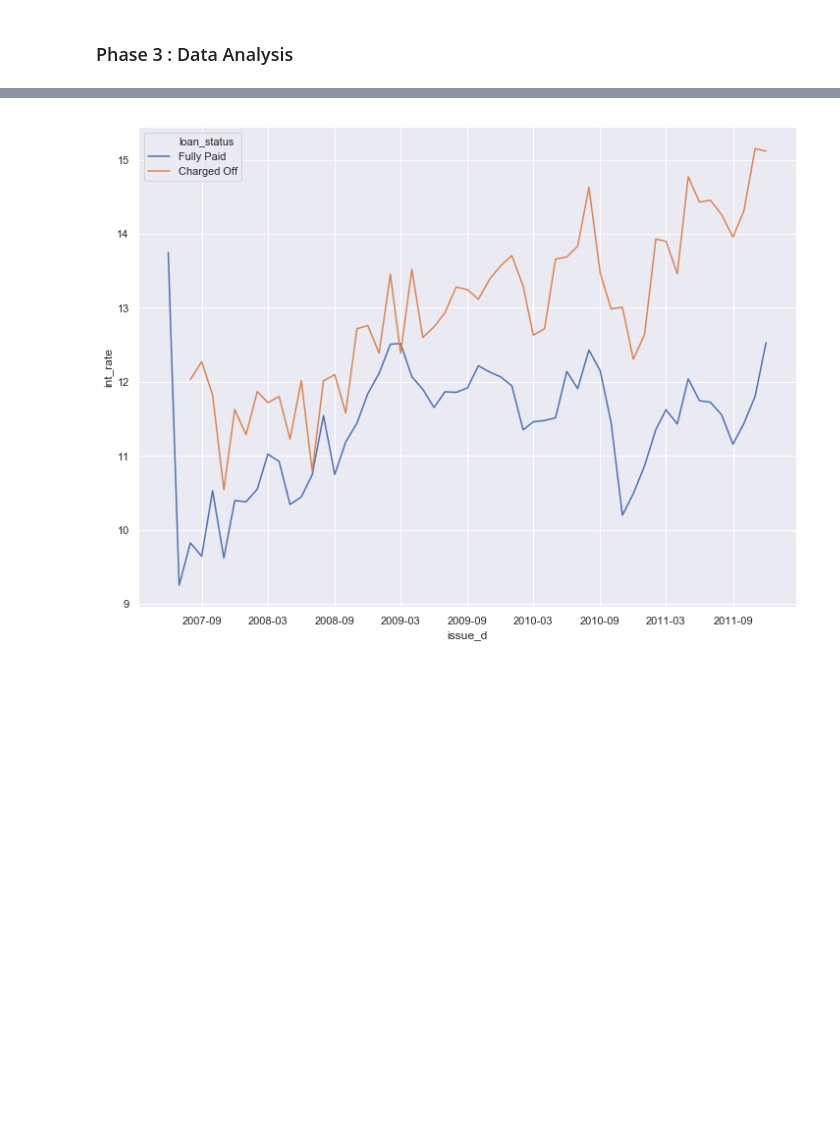
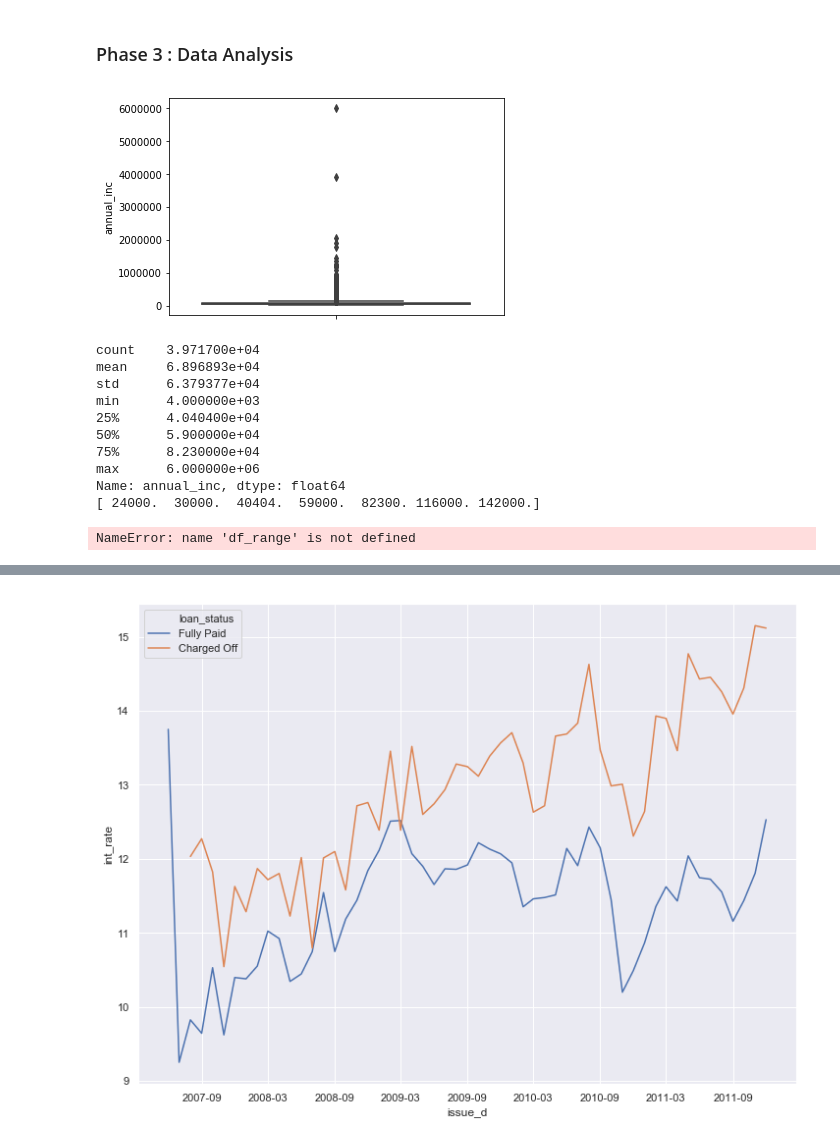
Before and after one commit to Nanditha-G-N/Machine-Learning-Case-Studies, a Jupyter notebook: case-study-2/LCLoanEDACaseStudy.ipynb, the cells around one changed output, grey strips where cells are left out. Drawn from its saved outputs; the diff is of its cells as text; code cells hidden in the pictures; blank space fills up the shorter version.

```diff
--- a/case-study-2/LCLoanEDACaseStudy.ipynb
+++ b/case-study-2/LCLoanEDACaseStudy.ipynb
@@ -232,5 +238,43 @@ df_loan['loan_default'] = np.where(df_loan['loan_status'] == 'Charged Off',1,0)
 #Creating a binned column for interest rates
 int_rate_bins = [0,5,10,15,20,25]
 df_loan['int_rate_bins'] = pd.cut(df_loan['int_rate'], bins=int_rate_bins)
+
+#Creating a binned column for dti
+dti_bins = [0,5,10,15,20,25,30]
+df_loan['dti_bins'] = pd.cut(df_loan['dti'], bins=dti_bins)
+
+#Creating a binned column for revol_util
+revol_util_bins = [0,10,20,30,40,50,60,70,80,90,100]
+df_loan['revol_util_bins'] = pd.cut(df_loan['revol_util'], bins=revol_util_bins)
 # %% [markdown]
 ### Phase 3 : Data Analysis
+# %%
+#Analysis of annual_inc
+
+sns.boxplot(y = (df_loan['annual_inc']))
+plt.show()
+
+print(df_loan.annual_inc.describe())
+print(np.percentile(df_loan.annual_inc, [5, 10, 25, 50, 75, 90, 95]))
+
+#Eliminating outliers by including values that within 5th & 95th percentile
+df_annual_inc_5_95 = df_loan[ ( df_loan.annual_inc > 24000 ) & ( df_loan.annual_inc <  142000 ) ]
+np.percentile(df_range.annual_inc, [5, 10, 25, 50, 75, 90, 95])
+df_range.annual_inc.describe()
+
+#Plotting the distribution after removing the outliers
+sns.boxplot(y = (df_range.annual_inc))
+plt.show()
+# %% [output]
+[figure, added]
+count    3.971700e+04
+mean     6.896893e+04
+std      6.379377e+04
+min      4.000000e+03
+25%      4.040400e+04
+50%      5.900000e+04
+75%      8.230000e+04
+max      6.000000e+06
+Name: annual_inc, dtype: float64
+[ 24000.  30000.  40404.  59000.  82300. 116000. 142000.]
+NameError: name 'df_range' is not defined
```
Also changed, not shown: parts of 40 cells of this notebook.
